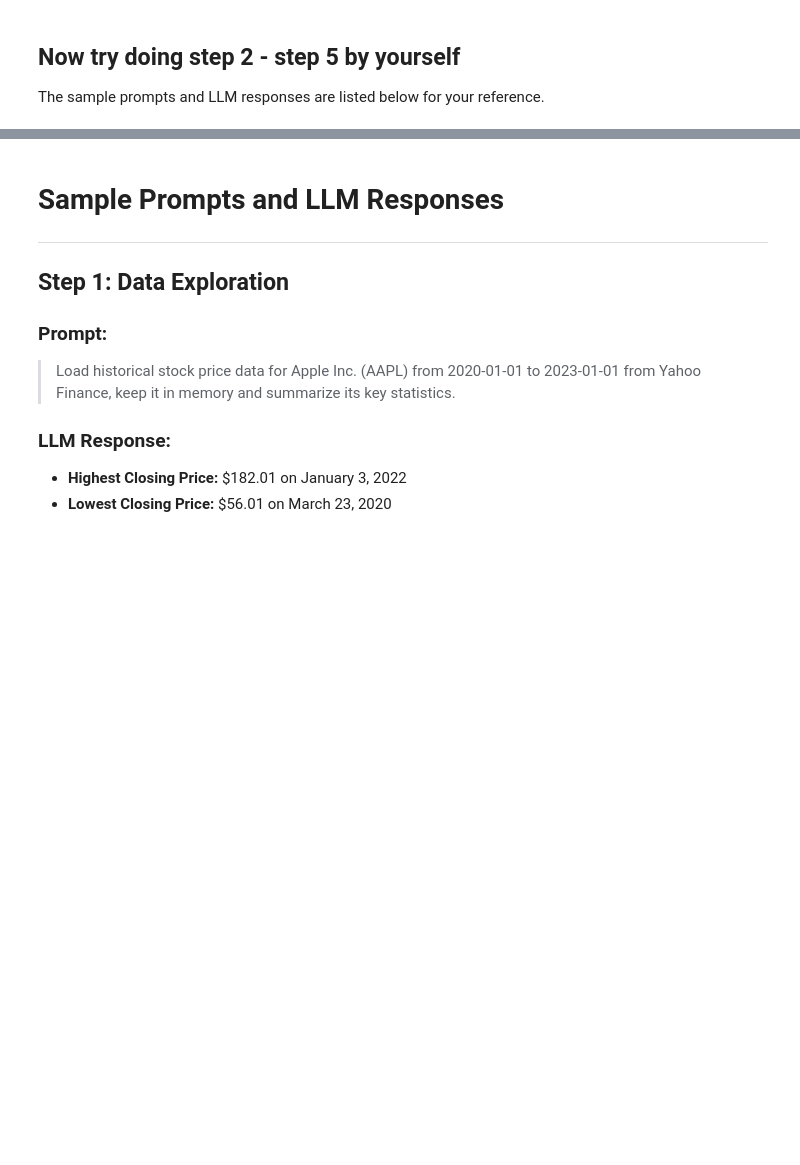
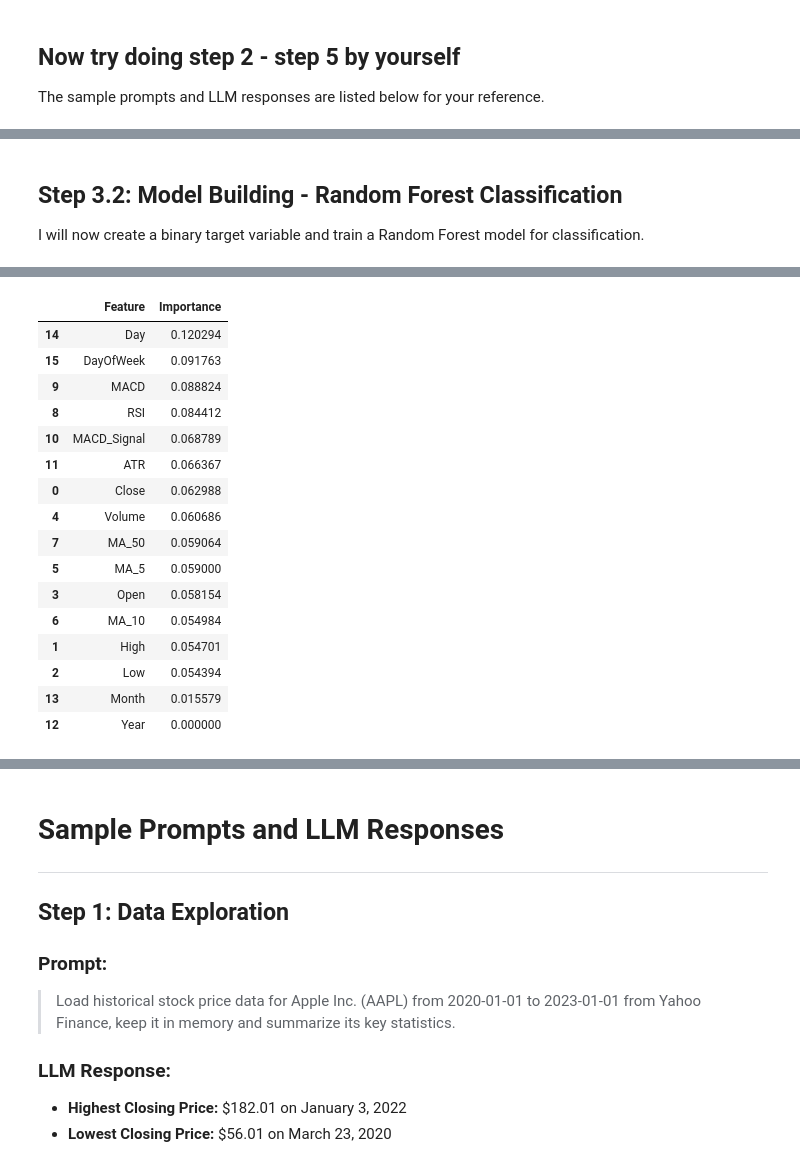
Before and after one commit to Sanket-S-Kale/Prompt-Engineering-Programming, a Jupyter notebook: Copy_of_M1_Assignment_Stock_Price_Prediction_with_LLM.ipynb, the cells around one changed output, grey strips where cells are left out. Saved outputs shown, nothing was run; the diff lists cells and outputs as text; code cells hidden in the pictures; blank space fills up the shorter version.

```diff
--- a/Copy_of_M1_Assignment_Stock_Price_Prediction_with_LLM.ipynb
+++ b/Copy_of_M1_Assignment_Stock_Price_Prediction_with_LLM.ipynb
@@ -114,7 +140,7 @@ max     178.879913  179.793905  176.039592  179.489238  4.265100e+08
 
 import yfinance as yf
 
-data = yf.download("AAPL", start="2020-01-01", end="2023-01-01")
+data = yf.download("AAPL", start="2023-01-01", end="2024-01-01")
 
 # Summarize key statistics
 print(data.describe())
@@ -137,0 +255,59 @@ The sample prompts and LLM responses are listed below for your reference.
+# %% [markdown]
+## Step 3.2: Model Building - Random Forest Classification
+
+I will now create a binary target variable and train a Random Forest model for classification.
+# %%
+from sklearn.ensemble import RandomForestClassifier
+from sklearn.metrics import accuracy_score, classification_report, confusion_matrix
+import pandas as pd
+
+# Ensure MultiIndex columns are flattened if they exist
+if isinstance(data.columns, pd.MultiIndex):
+    data.columns = data.columns.get_level_values(0)
+
+# Create the binary target variable for classification
+# 1 if tomorrow's close price is higher than today's, 0 otherwise
+data['Tomorrow_Close_Classification'] = data['Close'].shift(-1)
+data['target_classification'] = (data['Tomorrow_Close_Classification'] > data['Close']).astype(int)
+
+# Drop rows with NaN values that result from the shifting for the target variable
+data_classification = data.dropna().copy()
+
+# Define features (X) and target (y) for classification
+feature_cols = ['Close', 'High', 'Low', 'Open', 'Volume', 'MA_5', 'MA_10', 'MA_50', 'RSI', 'MACD', 'MACD_Signal', 'ATR', 'Year', 'Month', 'Day', 'DayOfWeek']
+
+# Filter out features that might not be present
+feature_cols = [col for col in feature_cols if col in data_classification.columns]
+
+X_clf = data_classification[feature_cols]
+y_clf = data_classification['target_classification']
+
+# Split data into training and testing sets (70/30 ratio), maintaining the chronological order
+X_train_clf, X_test_clf, y_train_clf, y_test_clf = train_test_split(X_clf, y_clf, test_size=0.3, shuffle=False)
+
+print(f"Training set size (Classification): {len(X_train_clf)} samples")
+print(f"Testing set size (Classification): {len(X_test_clf)} samples")
+
+# Initialize and train the Random Forest Classifier model
+clf_model = RandomForestClassifier(n_estimators=100, random_state=42)
+clf_model.fit(X_train_clf, y_train_clf)
+
+# Make predictions on the test set
+y_pred_clf = clf_model.predict(X_test_clf)
+
+# Evaluate the model
+accuracy = accuracy_score(y_test_clf, y_pred_clf)
+conf_matrix = confusion_matrix(y_test_clf, y_pred_clf)
+class_report = classification_report(y_test_clf, y_pred_clf)
+
+print(f"\nAccuracy: {accuracy:.2f}")
+print(f"\nConfusion Matrix:\n{conf_matrix}")
+print(f"\nClassification Report:\n{class_report}")
+
+# Report Feature Importance
+feature_importance = pd.DataFrame({'Feature': feature_cols, 'Importance': clf_model.feature_importances_})
+feature_importance = feature_importance.sort_values(by='Importance', ascending=False)
+
+print("\nFeature Importance:")
+display(feature_importance)
+# %% [output]
@@ -137,0 +331,17 @@ The sample prompts and LLM responses are listed below for your reference.
+|  | Feature | Importance |
+| 14 | Day | 0.120294 |
+| 15 | DayOfWeek | 0.091763 |
+| 9 | MACD | 0.088824 |
+| 8 | RSI | 0.084412 |
+| 10 | MACD_Signal | 0.068789 |
+| 11 | ATR | 0.066367 |
+| 0 | Close | 0.062988 |
+| 4 | Volume | 0.060686 |
+| 7 | MA_50 | 0.059064 |
+| 5 | MA_5 | 0.059000 |
+| 3 | Open | 0.058154 |
+| 6 | MA_10 | 0.054984 |
+| 1 | High | 0.054701 |
+| 2 | Low | 0.054394 |
+| 13 | Month | 0.015579 |
+| 12 | Year | 0.000000 |
```
Also changed, not shown: parts of 11 cells of this notebook.
